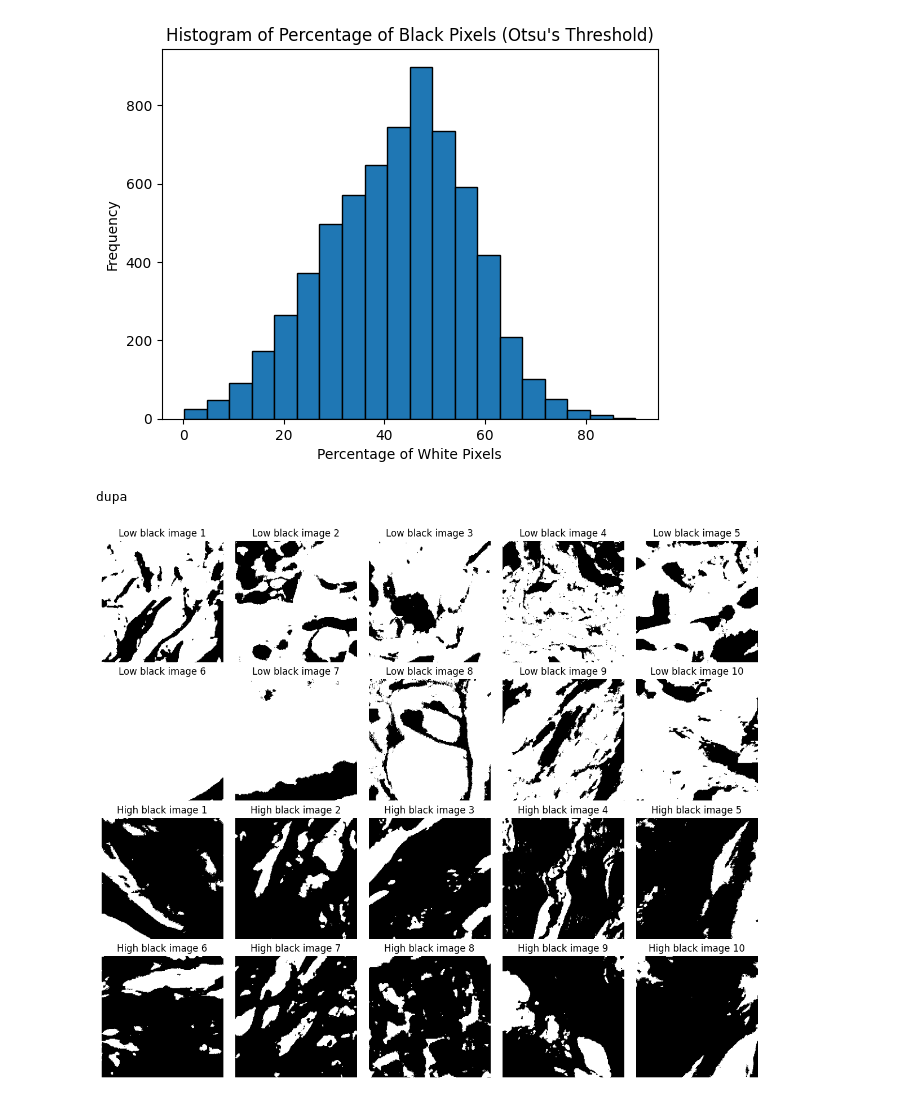
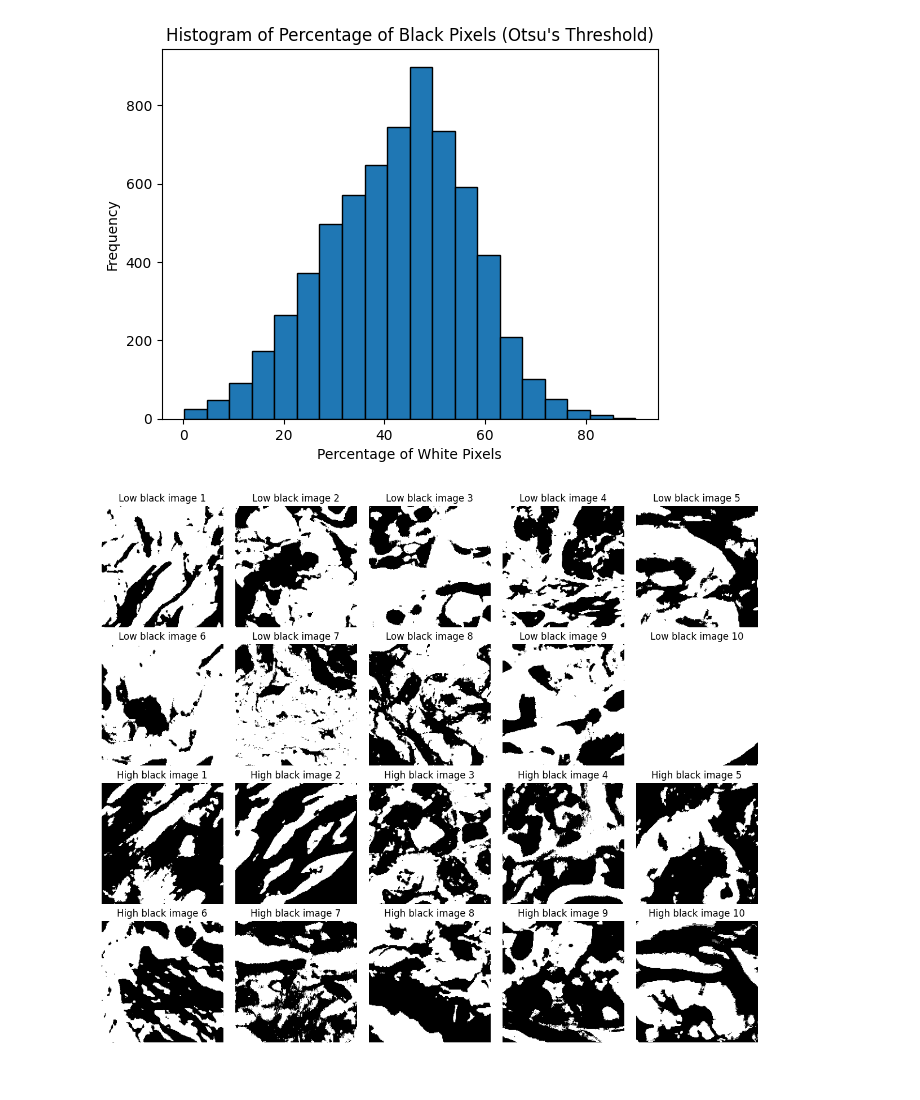
Before and after one commit to mikkac/breakhis_fine_tuning, a Jupyter notebook: scripts/common/thresholding_research.ipynb, the cells around one changed output. Cells and saved outputs as stored; diff of their text form; code cells hidden in the pictures.

```diff
--- a/scripts/common/thresholding_research.ipynb
+++ b/scripts/common/thresholding_research.ipynb
@@ -95,8 +112,8 @@ image_directory = "/home/miki/repos/uz/breakhis/vcs/data/400x/patches_with_rando
 
 # Initialize a list to store the percentage of white pixels for each image
 percentage_black_pixels_list = []
-images_below_50 = []
-images_above_50 = []
+images_low_cells = []
+images_high_cells = []
 
 # Iterate through all files in the directory
 for filename in tqdm(os.listdir(image_directory)):
@@ -119,10 +136,10 @@ for filename in tqdm(os.listdir(image_directory)):
         percentage_black_pixels_list.append(percentage_black_pixels)
 
         # Determine whether the image is below or above 50% threshold
-        if percentage_black_pixels < 30:
-            images_below_50.append(thresholded_image)
-        elif percentage_black_pixels > 80:
-            images_above_50.append(thresholded_image)
+        if percentage_black_pixels < 50:
+            images_low_cells.append(thresholded_image)
+        elif percentage_black_pixels > 50:
+            images_high_cells.append(thresholded_image)
 
 # Create a histogram of the percentages
 plt.hist(percentage_black_pixels_list, bins=20, edgecolor='k')
@@ -134,33 +151,31 @@ plt.show()
 [figure]
 # %%
 # Sort percentages and images by percentage
-num_images_to_display_below = min(10, len(images_below_50))
-num_images_to_display_above = min(10, len(images_above_50))
+num_images_to_display_below = min(10, len(images_low_cells))
+num_images_to_display_above = min(10, len(images_high_cells))
 
 # Create a figure with subplots in a 4x5 grid
 fig, axes = plt.subplots(4, 5, figsize=(12, 10))
 
 # Display the selected images (below 50% threshold) in the grid
 for i in range(2):
     for j in range(5):
         index = i * 5 + j
         if index < num_images_to_display_below:
-            axes[i, j].imshow(images_below_50[index], cmap='gray')
+            axes[i, j].imshow(images_low_cells[index], cmap='gray')
             axes[i, j].axis('off')
             axes[i, j].set_title(f"Low black image {index + 1}")
 
-print("dupa")
 # Display the selected images (above 50% threshold) in the grid
 for i in range(2, 4):
     for j in range(5):
         index = (i * 5 + j) - 10
         if index < num_images_to_display_above:
-            axes[i, j].imshow(images_above_50[index], cmap='gray')
+            axes[i, j].imshow(images_high_cells[index], cmap='gray')
             axes[i, j].axis('off')
             axes[i, j].set_title(f"High black image {index + 1}")
 
 plt.tight_layout()
 plt.show()
 # %% [output]
-dupa
-[figure, old version]
+[figure, new version]
```
Also changed, not shown: parts of 2 cells of this notebook.
